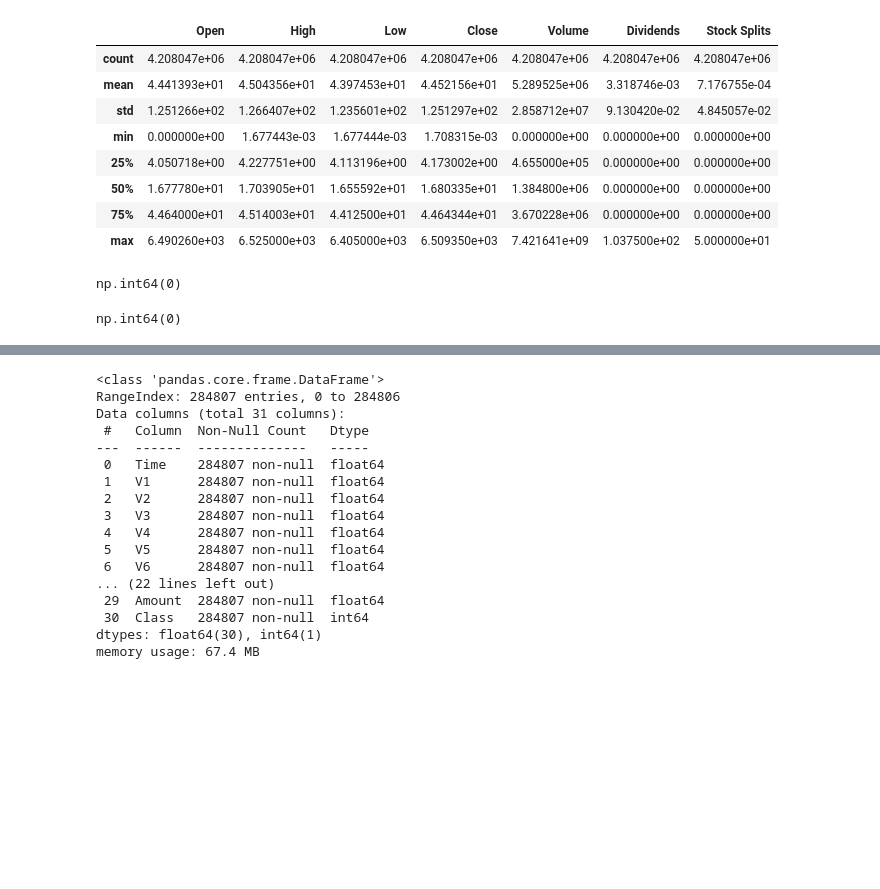
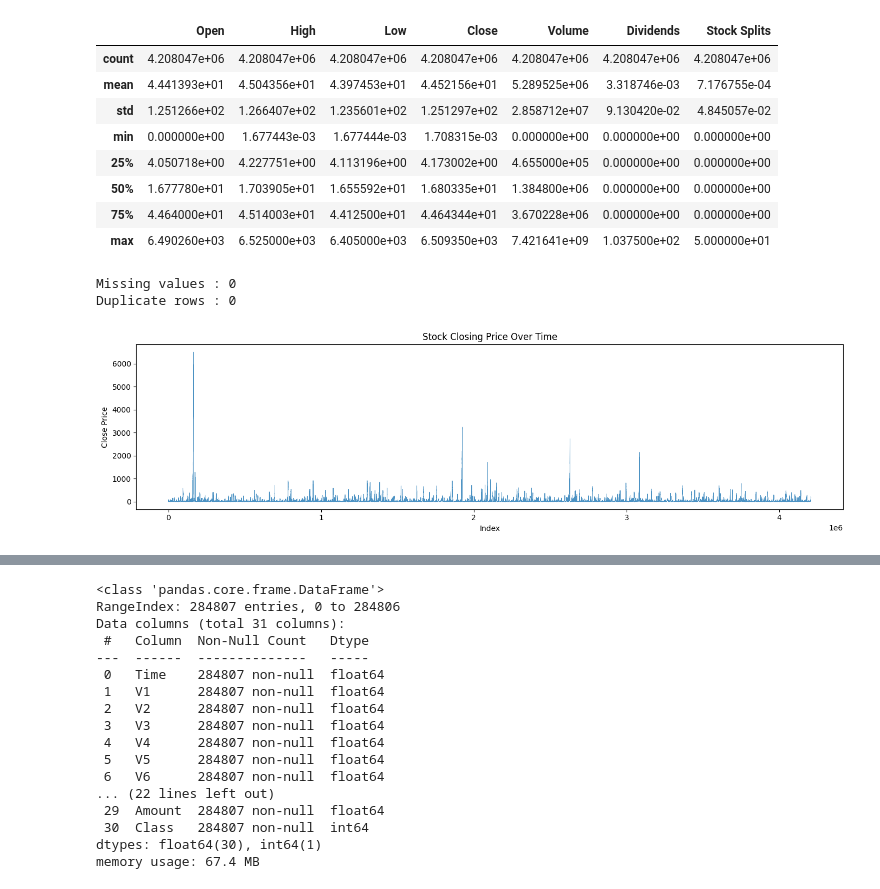
Before and after one commit to Mariam-Badr-MB/Finance-Intelligence-System, a Jupyter notebook: finance-intelligence-system.ipynb, the cells around one changed output, grey strips where cells are left out. Saved outputs shown, nothing was run; the diff lists cells and outputs as text; code cells hidden in the pictures; blank space fills up the shorter version.

```diff
--- a/finance-intelligence-system.ipynb
+++ b/finance-intelligence-system.ipynb
@@ -86,16 +87,17 @@ Clean and structured data is essential for analysis and modeling.
 # %%
-# Load all CSV files
+#  Yahoo Finance
 yahoo_path = "/kaggle/input/datasets/tanavbajaj/yahoo-finance-all-stocks-dataset-daily-update/*.csv"
 files = glob.glob(yahoo_path)
 
-df_list = []
+yahoo_df_list = []
+for file in files:
+    tmp = pd.read_csv(file)
+    tmp["Ticker"] = os.path.basename(file).replace(".csv", "")
+    yahoo_df_list.append(tmp)
 
-for file in files:
-    yahoo_df = pd.read_csv(file)
-    ticker = os.path.basename(file).replace(".csv", "")
-    yahoo_df["Ticker"] = ticker
-    df_list.append(yahoo_df)
+yahoo_data = pd.concat(yahoo_df_list, ignore_index=True)
+yahoo_data["Date"] = pd.to_datetime(yahoo_data["Date"])
 
-yahoo_data = pd.concat(df_list, ignore_index=True)
+print(f"Yahoo Finance — shape : {yahoo_data.shape}")
 print(yahoo_data.head())
 # %% [output]
@@ -236,15 +239,21 @@ yahoo_data.describe()
 | 50% | 1.677780e+01 | 1.703905e+01 | 1.655592e+01 | 1.680335e+01 | 1.384800e+06 | 0.000000e+00 | 0.000000e+00 |
 | 75% | 4.464000e+01 | 4.514003e+01 | 4.412500e+01 | 4.464344e+01 | 3.670228e+06 | 0.000000e+00 | 0.000000e+00 |
 | max | 6.490260e+03 | 6.525000e+03 | 6.405000e+03 | 6.509350e+03 | 7.421641e+09 | 1.037500e+02 | 5.000000e+01 |
-# %%
-yahoo_data.isna().sum().sum()
-# %% [output]
-np.int64(0)
-# %%
-yahoo_data.duplicated().sum()
-# %% [output]
-np.int64(0)
+# %%
+print(f"Missing values : {yahoo_data.isna().sum().sum()}")
+print(f"Duplicate rows : {yahoo_data.duplicated().sum()}")
+# %% [output]
+Missing values : 0
+Duplicate rows : 0
 # %%
-plt.plot(yahoo_data['Close'])
+# Closing price over time
+
+plt.figure(figsize=(14, 4))
+plt.plot(yahoo_data["Close"], linewidth=0.6, alpha=0.8)
 plt.title("Stock Closing Price Over Time")
+plt.xlabel("Index")
+plt.ylabel("Close Price")
+plt.tight_layout()
 plt.show()
+# %% [output]
+[figure, added]
```
Also changed, not shown: parts of 305 cells of this notebook.
